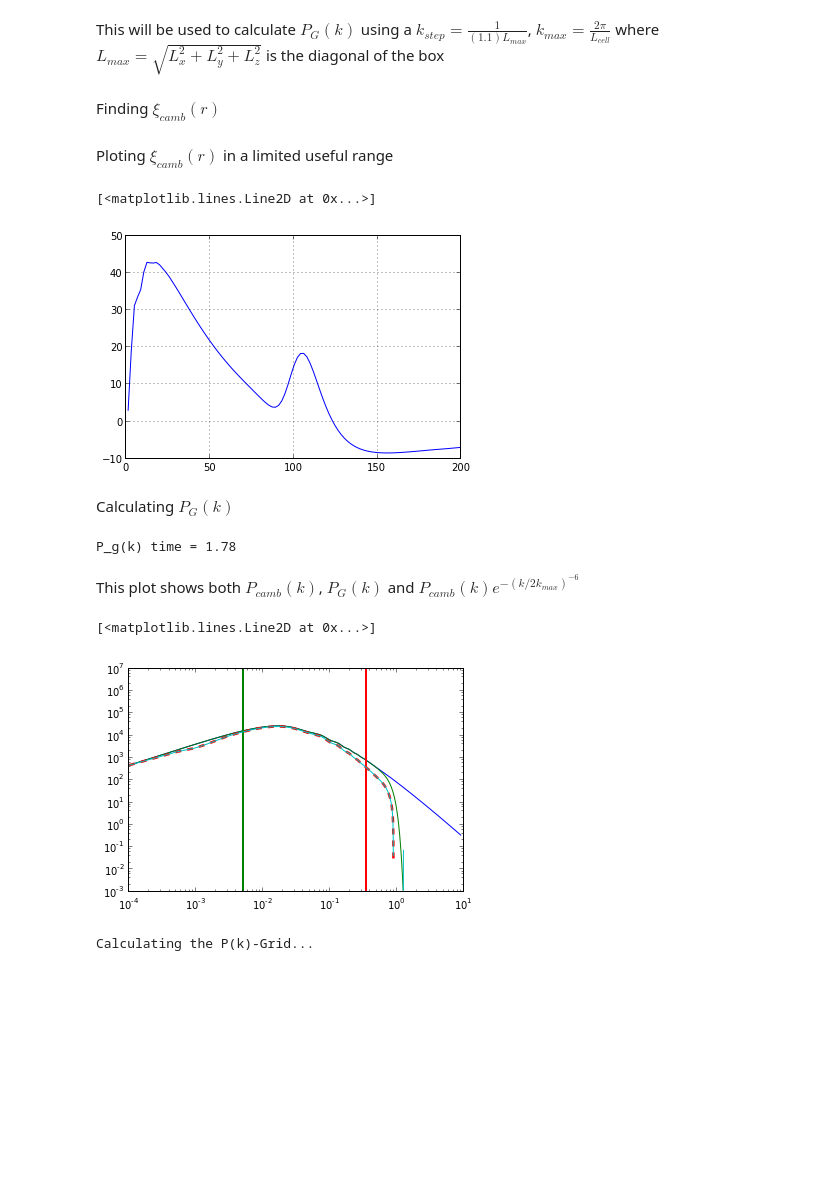
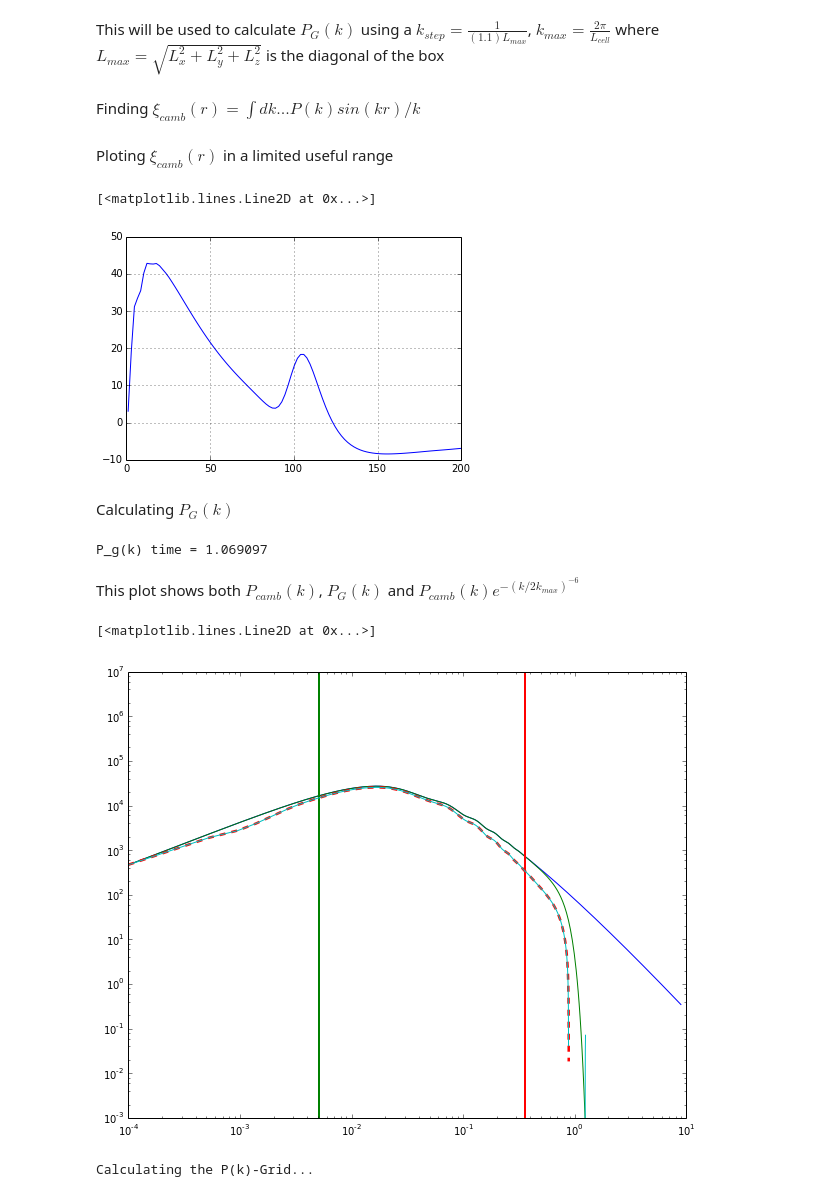
Before and after one commit to arthurmloureiro/pk_fkp, a Jupyter notebook: pk_fkp_notebook.ipynb, the cells around one changed output. Saved outputs shown, nothing was run; the diff lists cells and outputs as text; code cells hidden in the pictures; blank space fills up the shorter version.

```diff
--- a/pk_fkp_notebook.ipynb
+++ b/pk_fkp_notebook.ipynb
@@ -24,25 +56,65 @@ k_min = np.min(k_camb[1:])									     k_max = (2.*np.pi)/cell_size
 # %% [markdown]
-Finding $\xi_{camb}(r)$
+Finding $\xi_{camb}(r) = \int dk ... P(k)sin(kr)/k$
 # %%
-r_max = (np.pi)/np.min(k_r[1:])*(0.3)										#there's no acctual reason to choose this 0.3r_step = 1./np.max(grid.grid_k)*(2./3.)r_k=1.0*np.arange(1.,r_max,r_step)dk_r=np.diff(k_r)                                           			     # makes the diff between k and k + dkdk_r=np.append(dk_r,[0.0])krk=np.einsum('i,j',k_r,r_k)sinkr=np.sin(krk)dkkPk=dk_r*k_r*Pk_camb_interp(k_r)*np.exp(-1.0*np.power(k_r/(2.*k_max),6.0))rm1=np.power(r_k,-1.0)termo2=np.einsum('i,j',dkkPk,rm1)integrando=sinkr*termo2corr_ln=np.power(2.0*np.pi*np.pi,-1.0)*np.sum(integrando,axis=0)       		     # uses the trace in the r axis to make the integralcorr_g = np.log(1.+corr_ln)
+r_max = (np.pi)/np.min(k_r[1:])*(0.3)					#there's no acctual reason to choose this 0.3
+r_step = 1./np.max(grid.grid_k)*(2./3.)
+r_k=1.0*np.arange(1.,r_max,r_step)
+
+dk_r=np.diff(k_r)                                      # makes the diff between k and k + dk
+dk_r=np.append(dk_r,[0.0])
+
+krk=np.einsum('i,j',k_r,r_k)
+sinkr=np.sin(krk)
+dkkPk=dk_r*k_r*Pk_camb_interp(k_r)*np.exp(-1.0*np.power(k_r/(2.*k_max),6.0))
+rm1=np.power(r_k,-1.0)
+termo2=np.einsum('i,j',dkkPk,rm1)
+integrando=sinkr*termo2
+corr_ln=np.power(2.0*np.pi*np.pi,-1.0)*np.sum(integrando,axis=0)       		     # uses the trace in the r axis to make the integral
+corr_g = np.log(1.+corr_ln)
 # %% [markdown]
 Ploting $\xi_{camb}(r)$ in a limited useful range
 # %%
-pl.figure()pl.grid(1)pl.xlim(0,200)pl.plot(r_k,(r_k*r_k)*corr_ln)
+pl.figure()
+pl.grid(1)
+pl.xlim(0,200)
+pl.plot(r_k,(r_k*r_k)*corr_ln)
 # %% [output]
 [<matplotlib.lines.Line2D at 0x...>]
-[figure, old version]
+[figure, new version]
 # %% [markdown]
 Calculating $P_G(k)$
 # %%
-dr = np.diff(r_k)dr = np.append(dr,[0.0])rkr = np.outer(r_k,k_r)sinrk2 = np.sin(rkr)drCorr = dr*r_k*corr_gkm1 = np.power(k_r,-1.)terms = np.outer(drCorr,km1)integrando2 = sinrk2*termsPk_gauss = 4.*np.pi*np.sum(integrando2, axis=0)								Pk_gauss[0] = Pk_camb[1]Pk_gauss_interp = interpolate.UnivariateSpline(k_r,Pk_gauss)	final = clock()time = final-initprint "P_g(k) time = " + str(time)
+dr = np.diff(r_k)
+dr = np.append(dr,[0.0])
+rkr = np.outer(r_k,k_r)
+sinrk2 = np.sin(rkr)
+drCorr = dr*r_k*corr_g
+km1 = np.power(k_r,-1.)
+terms = np.outer(drCorr,km1)
+integrando2 = sinrk2*terms
+
+Pk_gauss = 4.*np.pi*np.sum(integrando2, axis=0)
+Pk_gauss[0] = Pk_camb[1]
+
+Pk_gauss_interp = interpolate.UnivariateSpline(k_r,Pk_gauss)
+final = clock()
+time = final-init
+print "P_g(k) time = " + str(time)
 # %% [output]
-P_g(k) time = 1.78
+P_g(k) time = 1.069097
 # %% [markdown]
 This plot shows both $P_{camb}(k)$, $P_{G}(k)$ and $P_{camb}(k)e^{-(k/2k_{max})^{-6}}$
 # %%
-pl.loglog() pl.ylim(1E-3,10E6)pl.plot(k_camb, Pk_camb_interp(k_camb))pl.plot(k_camb, Pk_camb_interp(k_camb)*np.exp(-1.0*np.power(k_camb/(2.*k_max),6.0)))pl.plot(k_r, Pk_gauss_interp(k_r),'--' ,linewidth=2.5)pl.axvline(x=np.max(grid.grid_k), linewidth=2., color='r')pl.axvline(x=np.min(grid.grid_k[grid.grid_k!=0.0]), linewidth=2., color='g')pl.plot(k_r,Pk_gauss)
+pl.figure(figsize=(10,8))
+pl.loglog()
+pl.ylim(1E-3,10E6)
+pl.plot(k_camb, Pk_camb_interp(k_camb))
+pl.plot(k_camb, Pk_camb_interp(k_camb)*np.exp(-1.0*np.power(k_camb/(2.*k_max),6.0)))
+pl.plot(k_r, Pk_gauss_interp(k_r),'--' ,linewidth=2.5)
+pl.axvline(x=np.max(grid.grid_k), linewidth=2., color='r')
+pl.axvline(x=np.min(grid.grid_k[grid.grid_k!=0.0]), linewidth=2., color='g')
+pl.plot(k_r,Pk_gauss)
 # %% [output]
 [<matplotlib.lines.Line2D at 0x...>]
-[figure, old version]
+[figure, new version]
 # %%
```
Also changed, not shown: parts of 17 cells of this notebook, 3 other files.
